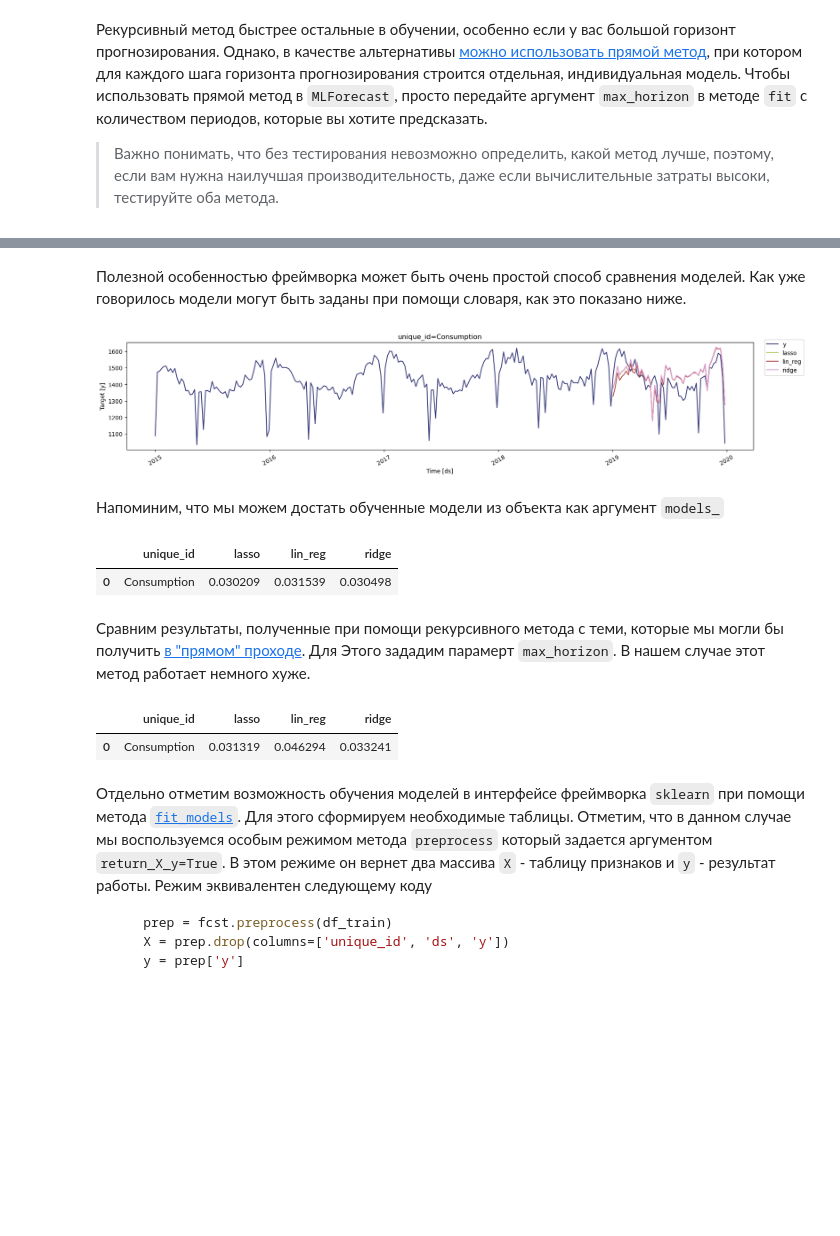
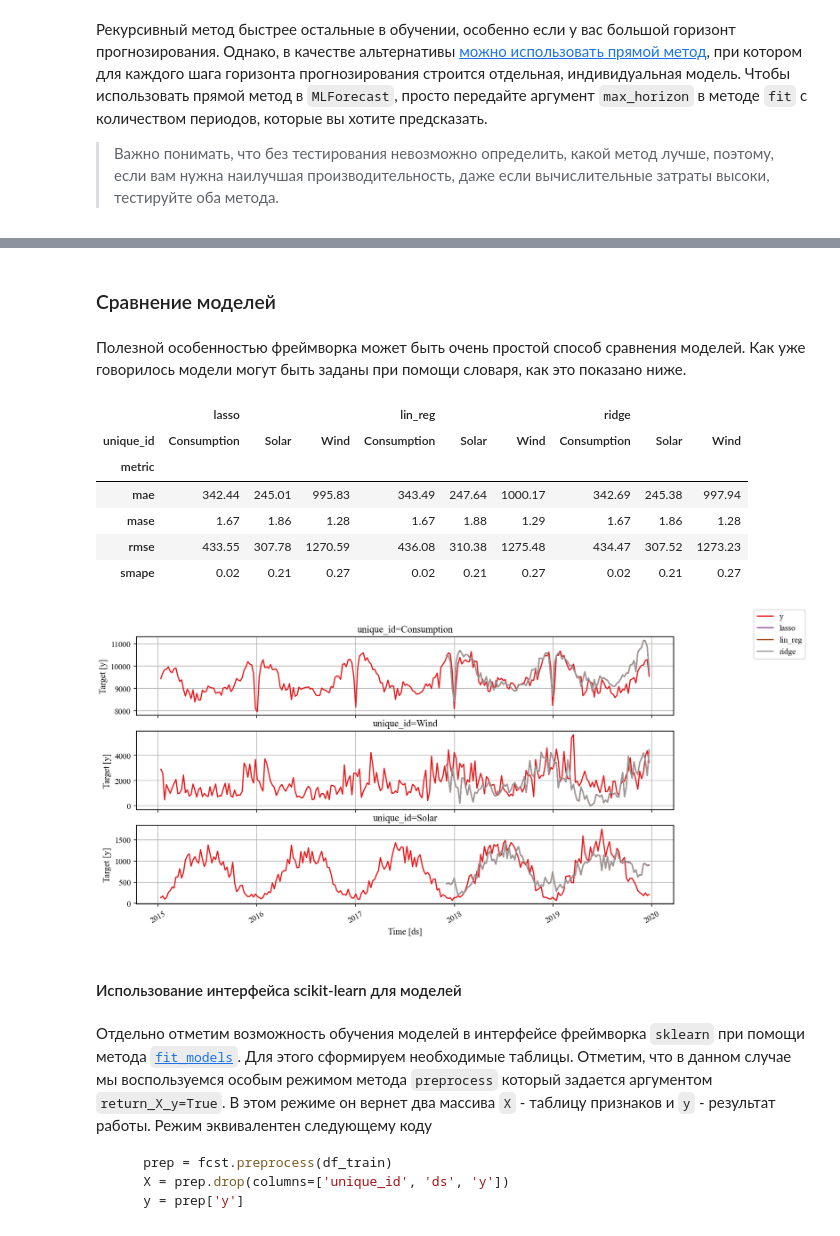
Before and after one commit to MVRonkin/TimeSeriesCourse, a Jupyter notebook: 2026/WS/06 - ML forecast.ipynb, the cells around one changed output, grey strips where cells are left out. Drawn from its saved outputs; the diff is of its cells as text; code cells hidden in the pictures; blank space fills up the shorter version.

````diff
--- a/2026/WS/06 - ML forecast.ipynb
+++ b/2026/WS/06 - ML forecast.ipynb
@@ -418,7 +479,3 @@ plt.show()
 
 <!-- Таким образом, если мы хотим предсказать 10 периодов, мы обучаем 10 моделей, каждая из которых будет предсказывать определенный шаг.
  -->
-# %%
-fcst.fit(df_train)
-preds = fcst.predict(FH)
-plot_series(df, preds,palette ='Set1')
@@ -435,0 +484,16 @@ pd.concat([cv_rmse,cv_smape])
+# %%
+fcst = MLForecast(
+    models=[LinearRegression()],
+    lags = lags,
+    freq=FREQ,
+    target_transforms=target_transforms,
+    date_features = date_features,
+    lag_transforms=lag_transforms,
+)
+fcst.fit(df_train, max_horizon = FH//4)
+fcst_sf = fcst.predict(FH//4)
+
+evaluate_and_plot(df_train,
+                  df_test,
+                  forecasts_or_eval = fcst_sf,
+                  metrics = metrics,)
@@ -435,0 +511,16 @@ pd.concat([cv_rmse,cv_smape])
+# %%
+fcst = MLForecast(
+    models=[LinearRegression()],
+    lags = lags,
+    freq=FREQ,
+    target_transforms=target_transforms,
+    date_features = date_features,
+    lag_transforms=lag_transforms,
+)
+fcst.fit(df_train,)
+fcst_sf = fcst.predict(FH//4)
+
+evaluate_and_plot(df_train,
+                  df_test,
+                  forecasts_or_eval = fcst_sf,
+                  metrics = metrics,)
@@ -436,48 +536,41 @@ pd.concat([cv_rmse,cv_smape])
+# %% [markdown]
+### Сравнение моделей
 # %% [markdown]
 Полезной особенностью фреймворка может быть очень простой способ сравнения моделей. Как уже говорилось модели могут быть заданы при помощи словаря, как это показано ниже.
 # %%
 models={
         'lasso': Lasso(),
         'lin_reg': LinearRegression(),
         'ridge': Ridge(),
 }
 
 
 fcst = MLForecast(
     models=models,
     lags = lags,
     freq=FREQ,
     target_transforms=target_transforms,
     date_features = date_features,
     lag_transforms=lag_transforms,
 )
+fcst.fit(df_train,)
+fcst_sf = fcst.predict(FH)
 
-fcst.fit(df_train)
-preds = fcst.predict(FH)
-plot_series(df, preds, palette='tab20b')
+evaluate_and_plot(df_train,
+                  df_test,
+                  forecasts_or_eval = fcst_sf,
+                  metrics = metrics,)
 # %% [output]
+|  | lasso |  |  | lin_reg |  |  | ridge |  |  |
+| unique_id | Consumption | Solar | Wind | Consumption | Solar | Wind | Consumption | Solar | Wind |
+| metric |  |  |  |  |  |  |  |  |  |
+| mae | 342.44 | 245.01 | 995.83 | 343.49 | 247.64 | 1000.17 | 342.69 | 245.38 | 997.94 |
+| mase | 1.67 | 1.86 | 1.28 | 1.67 | 1.88 | 1.29 | 1.67 | 1.86 | 1.28 |
+| rmse | 433.55 | 307.78 | 1270.59 | 436.08 | 310.38 | 1275.48 | 434.47 | 307.52 | 1273.23 |
+| smape | 0.02 | 0.21 | 0.27 | 0.02 | 0.21 | 0.27 | 0.02 | 0.21 | 0.27 |
-[figure, old version]
+[figure, new version]
-# %% [markdown]
-Напоминим, что мы можем достать обученные модели из объекта как аргумент `models_`
-# %%
-preds['y'] = df_test['y'].values
-smape(preds, models= list(fcst.models_.keys()), id_col='unique_id')
-# %% [output]
-|  | unique_id | lasso | lin_reg | ridge |
-| 0 | Consumption | 0.030209 | 0.031539 | 0.030498 |
-# %% [markdown]
-Сравним результаты, полученные при помощи рекурсивного метода с теми, которые мы могли бы получить [в "прямом" проходе](https://nixtlaverse.nixtla.io/mlforecast/docs/how-to-guides/one_model_per_horizon.html). Для Этого зададим парамерт `max_horizon`. В нашем случае этот метод работает немного хуже.
-# %%
-max_horizon = 26
-
-individual_fcst = fcst.fit(df_train, max_horizon=max_horizon)
-individual_preds = individual_fcst.predict(h = max_horizon)
-
-individual_preds['y'] = df_test['y'].values[:max_horizon]
-smape(individual_preds, models= list(fcst.models_.keys()), id_col='unique_id')
-# %% [output]
-|  | unique_id | lasso | lin_reg | ridge |
-| 0 | Consumption | 0.031319 | 0.046294 | 0.033241 |
+# %% [markdown]
+#### Использование интерфейса scikit-learn для моделей
 # %% [markdown]
 Отдельно отметим возможность обучения моделей в интерфейсе фреймворка `sklearn` при помощи метода [`fit_models`](https://nixtlaverse.nixtla.io/mlforecast/forecast.html#mlforecast-fit-models). Для этого сформируем необходимые таблицы. Отметим, что в данном случае мы воспользуемся особым режимом метода  `preprocess` который задается аргументом `return_X_y=True`. В этом режиме он вернет два массива `X` - таблицу признаков и `y` - результат работы. Режим эквивалентен следующему коду
 ```python
````
Also changed, not shown: parts of 42 cells of this notebook, 2 other files.
